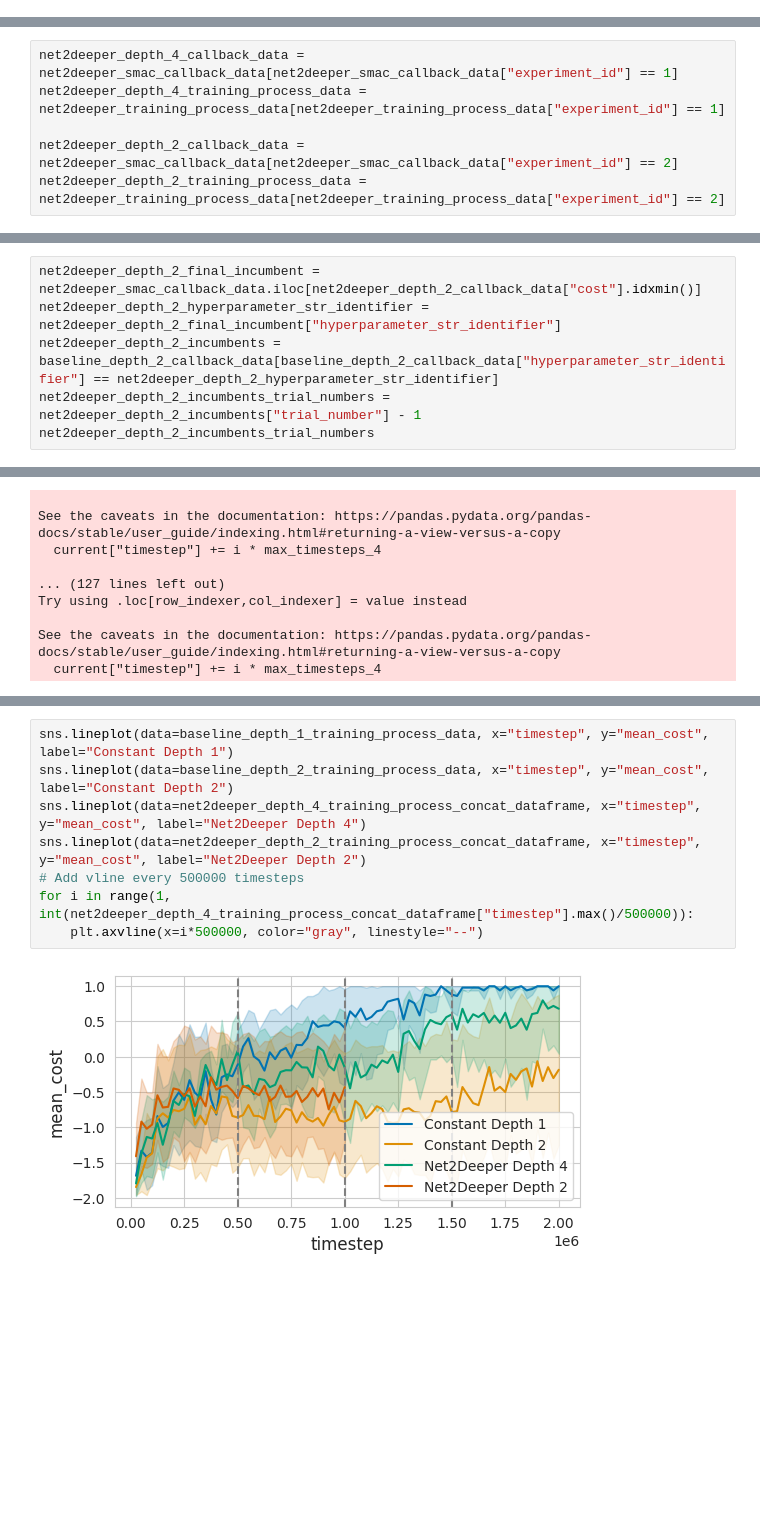
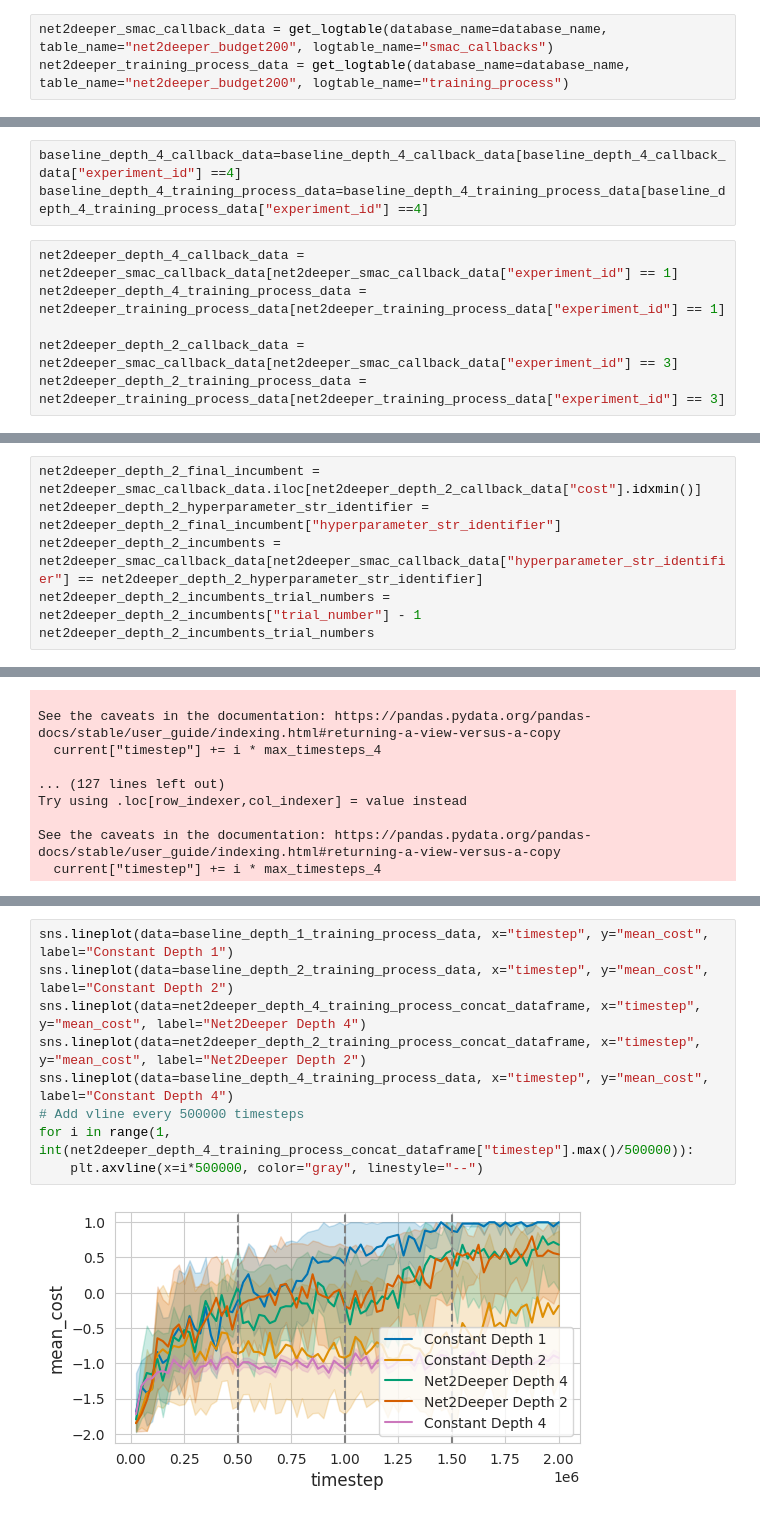
Before and after one commit to automl/GrowNN, a Jupyter notebook: plotting/net2deeper/incumbent_training_process.ipynb, the cells around one changed output, grey strips where cells are left out. Saved outputs shown, nothing was run; the diff lists cells and outputs as text; blank space fills up the shorter version.

Commit message:
Update plots

```diff
--- a/plotting/net2deeper/incumbent_training_process.ipynb
+++ b/plotting/net2deeper/incumbent_training_process.ipynb
@@ -38,15 +56,21 @@ net2deeper_training_process_data = get_logtable(database_name=database_name, tab
+# %%
+net2deeper_smac_callback_data = get_logtable(database_name=database_name, table_name="net2deeper_budget200", logtable_name="smac_callbacks")
+net2deeper_training_process_data = get_logtable(database_name=database_name, table_name="net2deeper_budget200", logtable_name="training_process")
 # %%
 baseline_depth_1_callback_data=baseline_depth_1_callback_data[baseline_depth_1_callback_data["experiment_id"] ==1]
 baseline_depth_1_training_process_data=baseline_depth_1_training_process_data[baseline_depth_1_training_process_data["experiment_id"] ==1]
 # %%
 baseline_depth_2_callback_data=baseline_depth_2_callback_data[baseline_depth_2_callback_data["experiment_id"] ==1]
 baseline_depth_2_training_process_data=baseline_depth_2_training_process_data[baseline_depth_2_training_process_data["experiment_id"] ==1]
+# %%
+baseline_depth_4_callback_data=baseline_depth_4_callback_data[baseline_depth_4_callback_data["experiment_id"] ==4]
+baseline_depth_4_training_process_data=baseline_depth_4_training_process_data[baseline_depth_4_training_process_data["experiment_id"] ==4]
 # %%
 net2deeper_depth_4_callback_data = net2deeper_smac_callback_data[net2deeper_smac_callback_data["experiment_id"] == 1]
 net2deeper_depth_4_training_process_data = net2deeper_training_process_data[net2deeper_training_process_data["experiment_id"] == 1]
 
-net2deeper_depth_2_callback_data = net2deeper_smac_callback_data[net2deeper_smac_callback_data["experiment_id"] == 2]
-net2deeper_depth_2_training_process_data = net2deeper_training_process_data[net2deeper_training_process_data["experiment_id"] == 2]
+net2deeper_depth_2_callback_data = net2deeper_smac_callback_data[net2deeper_smac_callback_data["experiment_id"] == 3]
+net2deeper_depth_2_training_process_data = net2deeper_training_process_data[net2deeper_training_process_data["experiment_id"] == 3]
 # %%
 baseline_depth1_smac_incumbent = baseline_depth_1_callback_data.iloc[baseline_depth_1_callback_data["cost"].idxmin()]
 baseline_depth1_incumbent_trial_number = baseline_depth1_smac_incumbent["trial_number"] -1
@@ -71,7 +96,7 @@ Name: trial_number, dtype: int64
 # %%
 net2deeper_depth_2_final_incumbent = net2deeper_smac_callback_data.iloc[net2deeper_depth_2_callback_data["cost"].idxmin()]
 net2deeper_depth_2_hyperparameter_str_identifier = net2deeper_depth_2_final_incumbent["hyperparameter_str_identifier"]
-net2deeper_depth_2_incumbents = baseline_depth_2_callback_data[baseline_depth_2_callback_data["hyperparameter_str_identifier"] == net2deeper_depth_2_hyperparameter_str_identifier]
+net2deeper_depth_2_incumbents = net2deeper_smac_callback_data[net2deeper_smac_callback_data["hyperparameter_str_identifier"] == net2deeper_depth_2_hyperparameter_str_identifier]
 net2deeper_depth_2_incumbents_trial_numbers = net2deeper_depth_2_incumbents["trial_number"] - 1
 net2deeper_depth_2_incumbents_trial_numbers
 # %% [output]
@@ -179,10 +223,11 @@ net2deeper_depth_2_training_process_data
 # %%
 sns.lineplot(data=baseline_depth_1_training_process_data, x="timestep", y="mean_cost", label="Constant Depth 1")
 sns.lineplot(data=baseline_depth_2_training_process_data, x="timestep", y="mean_cost", label="Constant Depth 2")
 sns.lineplot(data=net2deeper_depth_4_training_process_concat_dataframe, x="timestep", y="mean_cost", label="Net2Deeper Depth 4")
 sns.lineplot(data=net2deeper_depth_2_training_process_concat_dataframe, x="timestep", y="mean_cost", label="Net2Deeper Depth 2")
+sns.lineplot(data=baseline_depth_4_training_process_data, x="timestep", y="mean_cost", label="Constant Depth 4")
 # Add vline every 500000 timesteps
 for i in range(1, int(net2deeper_depth_4_training_process_concat_dataframe["timestep"].max()/500000)):
     plt.axvline(x=i*500000, color="gray", linestyle="--")
 # %% [output]
-[figure, old version]
+[figure, new version]
```
Also changed, not shown: parts of 12 cells of this notebook, 3 other files.
